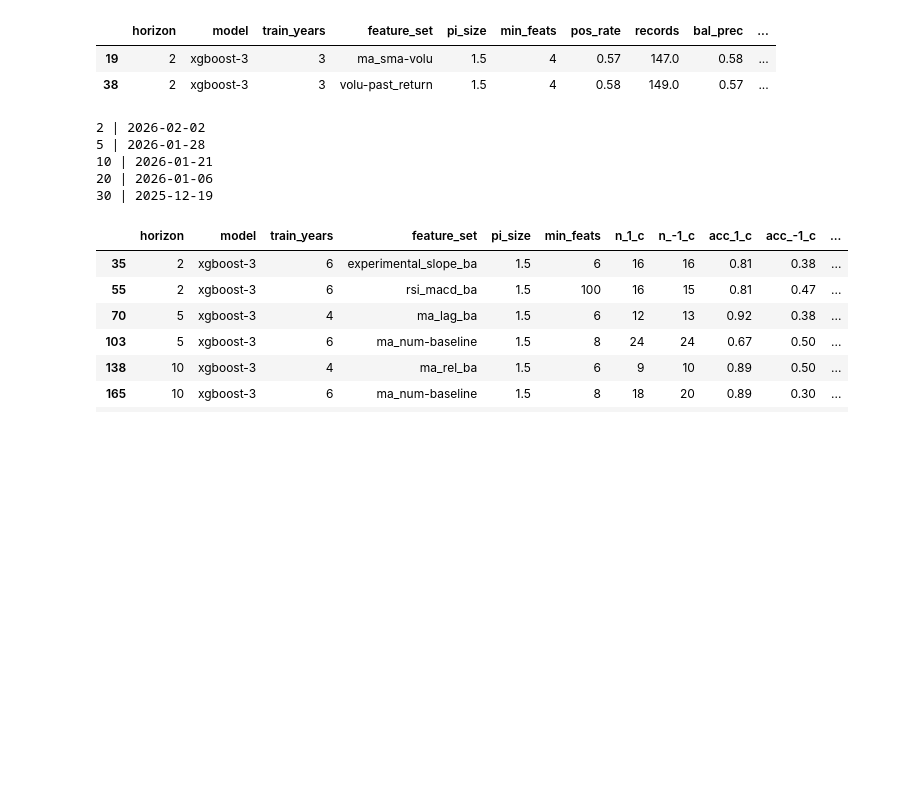
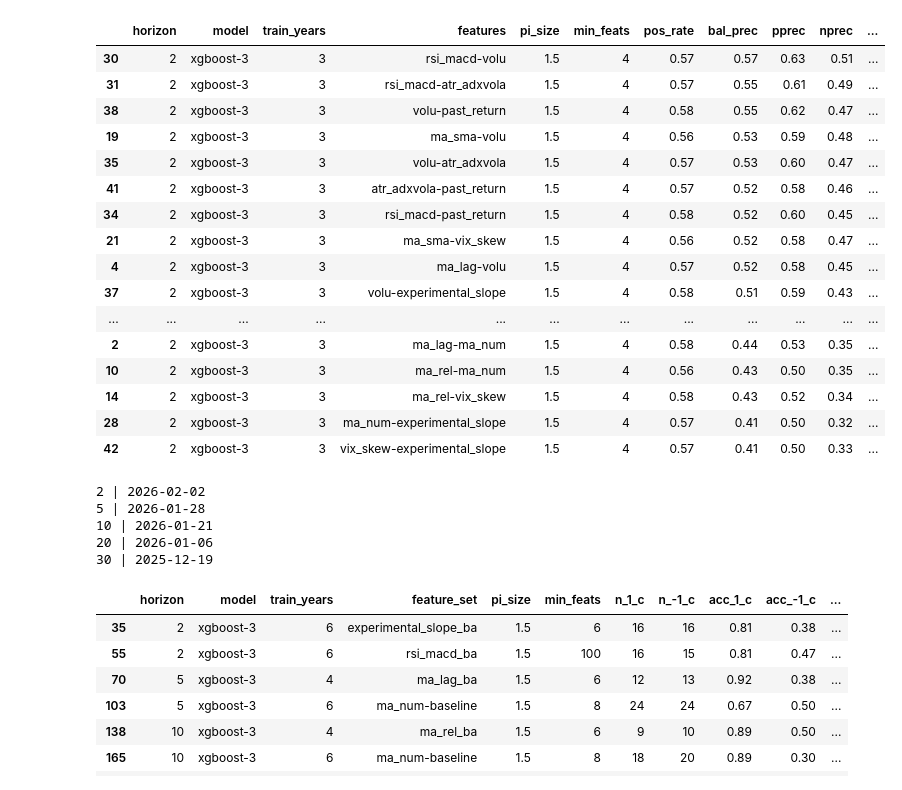
Before and after one commit to bchase17/Stocks, a Jupyter notebook: archived_performance_assessment.ipynb, the cells around one changed output. Cells and saved outputs as stored; diff of their text form; code cells hidden in the pictures; blank space fills up the shorter version.

Commit message:
Experiments and other updates

```diff
--- a/performance_assessment.ipynb
+++ b/archived_performance_assessment.ipynb
@@ -23,16 +23,11 @@ import importlib
 importlib.reload(min_features)
 importlib.reload(daily_return)
 
-perf_df = pd.read_csv("h2_performance.csv")
-#perf_df = perf_df.drop_duplicates()
+returns = [1, 2, 3, 5, 10, 20, 30]
+perf_df = pd.read_csv("h2_performance_all2.csv")
+perf_df = perf_df.drop_duplicates()
 perf_df['Date'] = perf_df['test_start']
-returns = [1, 2, 3, 5, 10, 20, 30]
-#df_daily, feats = daily_return.pull_daily('QQQ', returns)
-#return_cols = df_daily.columns[df_daily.columns.str.contains("Return_")].to_list()
-
-perf_df = pd.read_csv("h2_performance.csv")
-perf_df = perf_df.drop_duplicates()
-gcols = ["horizon", "model", "train_years", "feature_set", "pi_size", "min_feats"]
+gcols = ["horizon", "model", "train_years", "features", "pi_size", "min_feats"]
 
 y_col = "test_pos_n"   # 0/1 actual
 p_col = "pred"         # P(y=1)
@@ -90,10 +85,12 @@ def _metrics(min_th, cov_th, g: pd.DataFrame) -> pd.Series:
 
     # positive-class precision
     pred_pos = (yhat == 1)
+    pred_pos_count = int((yhat == 1).sum())
     if pred_pos.any():
         prec_pos_all = float((y[pred_pos] == 1).mean())   # TP/(TP+FP)
 
     pred_neg = (yhat == 0)
+    pred_neg_count = int((yhat == 0).sum())
     if pred_neg.any():
         prec_neg_all = float((y[pred_neg] == 0).mean())   # TN/(TN+FN)
 
@@ -120,37 +117,55 @@ def _metrics(min_th, cov_th, g: pd.DataFrame) -> pd.Series:
         f"cov_|{cov_th}|": cov,
         f"pprec_|{cov_th}|": prec_pos_th,
         f"nprec_|{cov_th}|": prec_neg_th,
+        "pos_preds": pred_pos_count,
+        "neg_preds": pred_neg_count,
     })
 
 min_th = .51
 cov_th = .75
 pred_df = perf_df[(perf_df["pred"] > min_th) | (perf_df["pred"] < (1 - min_th))].copy()
 metrics_df = (
     pred_df
     .dropna(subset=[y_col, p_col])
     .groupby(gcols, sort=False)
     .apply(lambda g: _metrics(min_th, cov_th, g), include_groups=False)
     .reset_index()
     .sort_values(["horizon", "mcc", "brier"], ascending=[True, False, True])
 )
 
 metrics_df['composite'] =  0.5*(metrics_df['bal_prec']) + 0.25*(metrics_df['mcc']) + .125*(1-(metrics_df['brier'])) + 0.1*((metrics_df[f'bal_prec_|{cov_th}|']) * (metrics_df[f'cov_|{cov_th}|']))
 # top per horizon (ranked by MCC desc, then Brier asc)
 top_by_horizon = (
     metrics_df
     .sort_values(["horizon", "composite", "log_loss"], ascending=[True, False, False])
     .groupby("horizon", as_index=False, sort=False)
     .head(150)
 )
 
+cols = ['horizon', 'model', 'train_years', 'features', 'pi_size',
+       'min_feats', 'pos_rate', 'bal_prec', 'pprec', 'nprec', 'pos_preds', 'neg_preds', 'composite']
 #top_by_horizon.to_csv('top_performers.csv', index=False)
 #top_by_horizon[top_by_horizon['horizon'] == 2].round(2)
 #top_by_horizon[top_by_horizon['feature_set'] == 'ma_sma-atr_adxvola'].round(2)
-top_by_horizon.head(2).round(2)
+top_by_horizon[cols].round(2)
 # %% [output]
-|  | horizon | model | train_years | feature_set | pi_size | min_feats | pos_rate | records | bal_prec | ... |
-| 19 | 2 | xgboost-3 | 3 | ma_sma-volu | 1.5 | 4 | 0.57 | 147.0 | 0.58 | ... |
-| 38 | 2 | xgboost-3 | 3 | volu-past_return | 1.5 | 4 | 0.58 | 149.0 | 0.57 | ... |
+|  | horizon | model | train_years | features | pi_size | min_feats | pos_rate | bal_prec | pprec | nprec | ... |
+| 30 | 2 | xgboost-3 | 3 | rsi_macd-volu | 1.5 | 4 | 0.57 | 0.57 | 0.63 | 0.51 | ... |
+| 31 | 2 | xgboost-3 | 3 | rsi_macd-atr_adxvola | 1.5 | 4 | 0.57 | 0.55 | 0.61 | 0.49 | ... |
+| 38 | 2 | xgboost-3 | 3 | volu-past_return | 1.5 | 4 | 0.58 | 0.55 | 0.62 | 0.47 | ... |
+| 19 | 2 | xgboost-3 | 3 | ma_sma-volu | 1.5 | 4 | 0.56 | 0.53 | 0.59 | 0.48 | ... |
+| 35 | 2 | xgboost-3 | 3 | volu-atr_adxvola | 1.5 | 4 | 0.57 | 0.53 | 0.60 | 0.47 | ... |
+| 41 | 2 | xgboost-3 | 3 | atr_adxvola-past_return | 1.5 | 4 | 0.57 | 0.52 | 0.58 | 0.46 | ... |
+| 34 | 2 | xgboost-3 | 3 | rsi_macd-past_return | 1.5 | 4 | 0.58 | 0.52 | 0.60 | 0.45 | ... |
+| 21 | 2 | xgboost-3 | 3 | ma_sma-vix_skew | 1.5 | 4 | 0.56 | 0.52 | 0.58 | 0.47 | ... |
+| 4 | 2 | xgboost-3 | 3 | ma_lag-volu | 1.5 | 4 | 0.57 | 0.52 | 0.58 | 0.45 | ... |
+| 37 | 2 | xgboost-3 | 3 | volu-experimental_slope | 1.5 | 4 | 0.58 | 0.51 | 0.59 | 0.43 | ... |
+| ... | ... | ... | ... | ... | ... | ... | ... | ... | ... | ... | ... |
+| 2 | 2 | xgboost-3 | 3 | ma_lag-ma_num | 1.5 | 4 | 0.58 | 0.44 | 0.53 | 0.35 | ... |
+| 10 | 2 | xgboost-3 | 3 | ma_rel-ma_num | 1.5 | 4 | 0.56 | 0.43 | 0.50 | 0.35 | ... |
+| 14 | 2 | xgboost-3 | 3 | ma_rel-vix_skew | 1.5 | 4 | 0.58 | 0.43 | 0.52 | 0.34 | ... |
+| 28 | 2 | xgboost-3 | 3 | ma_num-experimental_slope | 1.5 | 4 | 0.57 | 0.41 | 0.50 | 0.32 | ... |
+| 42 | 2 | xgboost-3 | 3 | vix_skew-experimental_slope | 1.5 | 4 | 0.57 | 0.41 | 0.50 | 0.33 | ... |
 # %%
 def flip_bucket_tables_multi_dual(
     df_daily,
```
Also changed, not shown: parts of 1 cell of this notebook, 6 other files.
